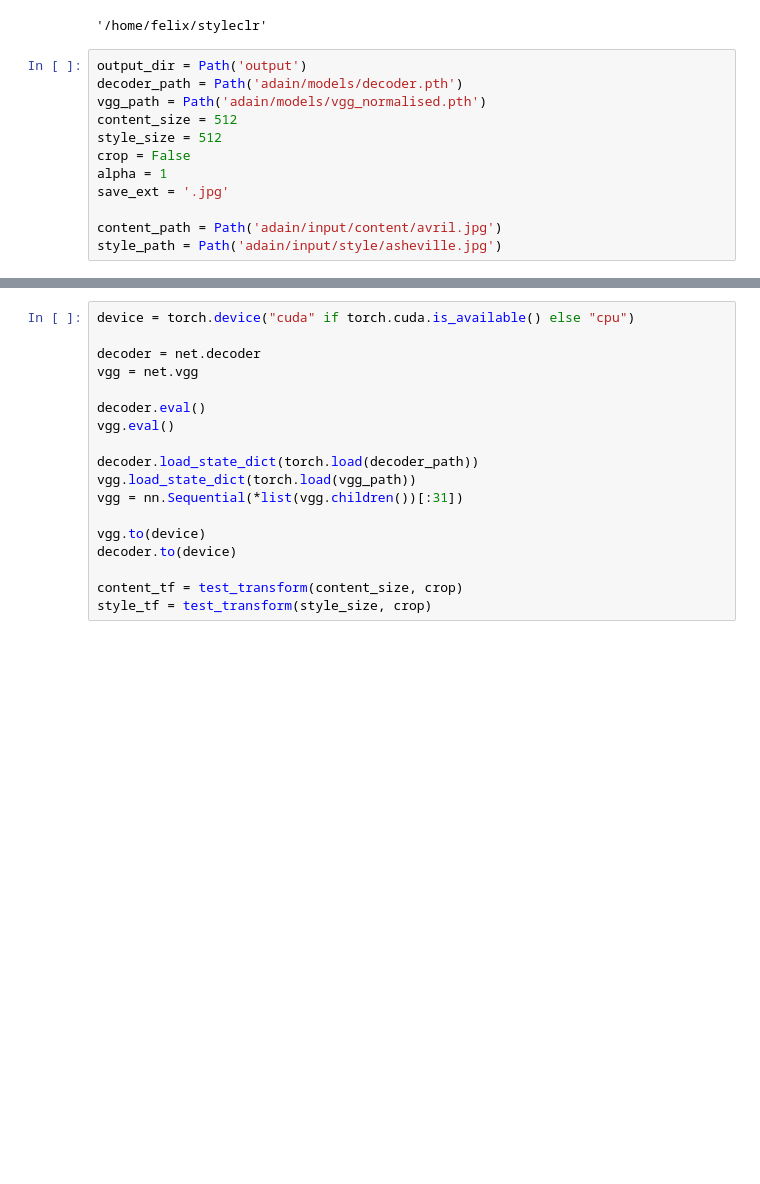
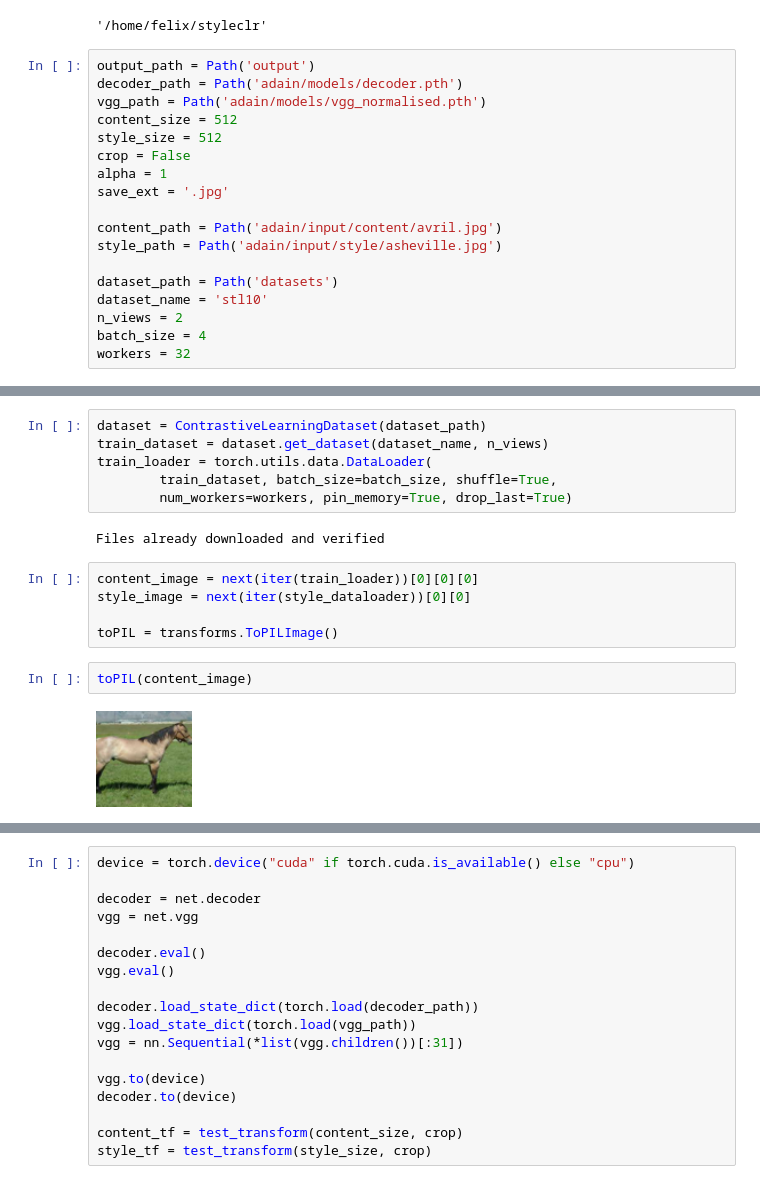
Before and after one commit to FelixdenBreejen/StyleClr, a Jupyter notebook: analysis/adain_quality_check.ipynb, the cells around one changed output, grey strips where cells are left out. Saved outputs shown, nothing was run; the diff lists cells and outputs as text; blank space fills up the shorter version.

Commit message:
Stylized Dataset Complete

```diff
--- a/analysis/adain_quality_check.ipynb
+++ b/analysis/adain_quality_check.ipynb
@@ -16,7 +19,7 @@ move_to_top_directory()
 # %% [output]
 '/home/felix/styleclr'
 # %%
-output_dir = Path('output')
+output_path = Path('output')
 decoder_path = Path('adain/models/decoder.pth')
 vgg_path = Path('adain/models/vgg_normalised.pth')
 content_size = 512
@@ -27,3 +30,9 @@ save_ext = '.jpg'
 
 content_path = Path('adain/input/content/avril.jpg')
 style_path = Path('adain/input/style/asheville.jpg')
+
+dataset_path = Path('datasets')
+dataset_name = 'stl10'
+n_views = 2
+batch_size = 4
+workers = 32
@@ -29,0 +46,17 @@ style_path = Path('adain/input/style/asheville.jpg')
+# %%
+dataset = ContrastiveLearningDataset(dataset_path)
+train_dataset = dataset.get_dataset(dataset_name, n_views)
+train_loader = torch.utils.data.DataLoader(
+        train_dataset, batch_size=batch_size, shuffle=True,
+        num_workers=workers, pin_memory=True, drop_last=True)
+# %% [output]
+Files already downloaded and verified
+# %%
+content_image = next(iter(train_loader))[0][0][0]
+style_image = next(iter(style_dataloader))[0][0]
+
+toPIL = transforms.ToPILImage()
+# %%
+toPIL(content_image)
+# %% [output]
+[figure, added]
```
Also changed, not shown: parts of 5 cells of this notebook, 3 other files.
